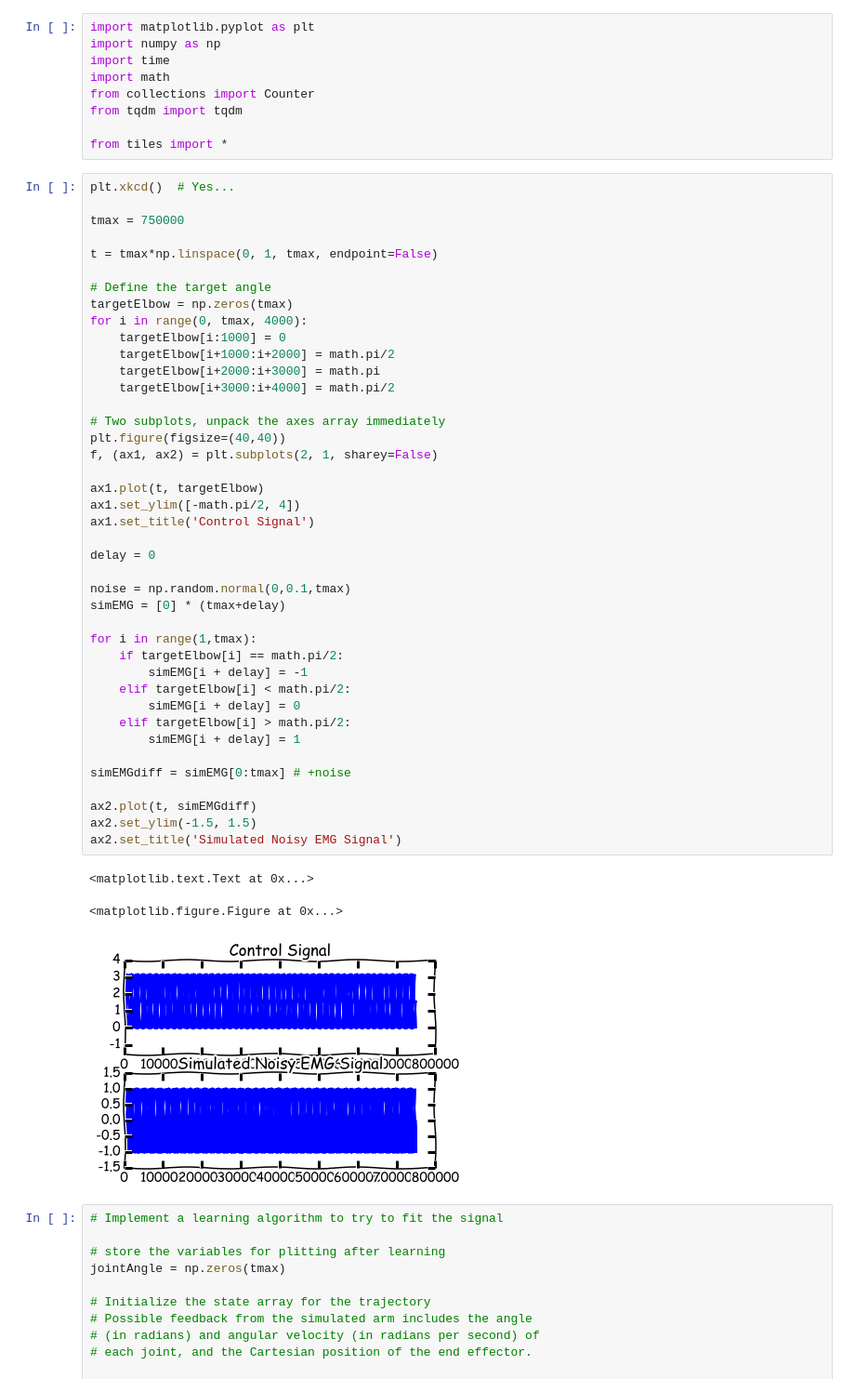
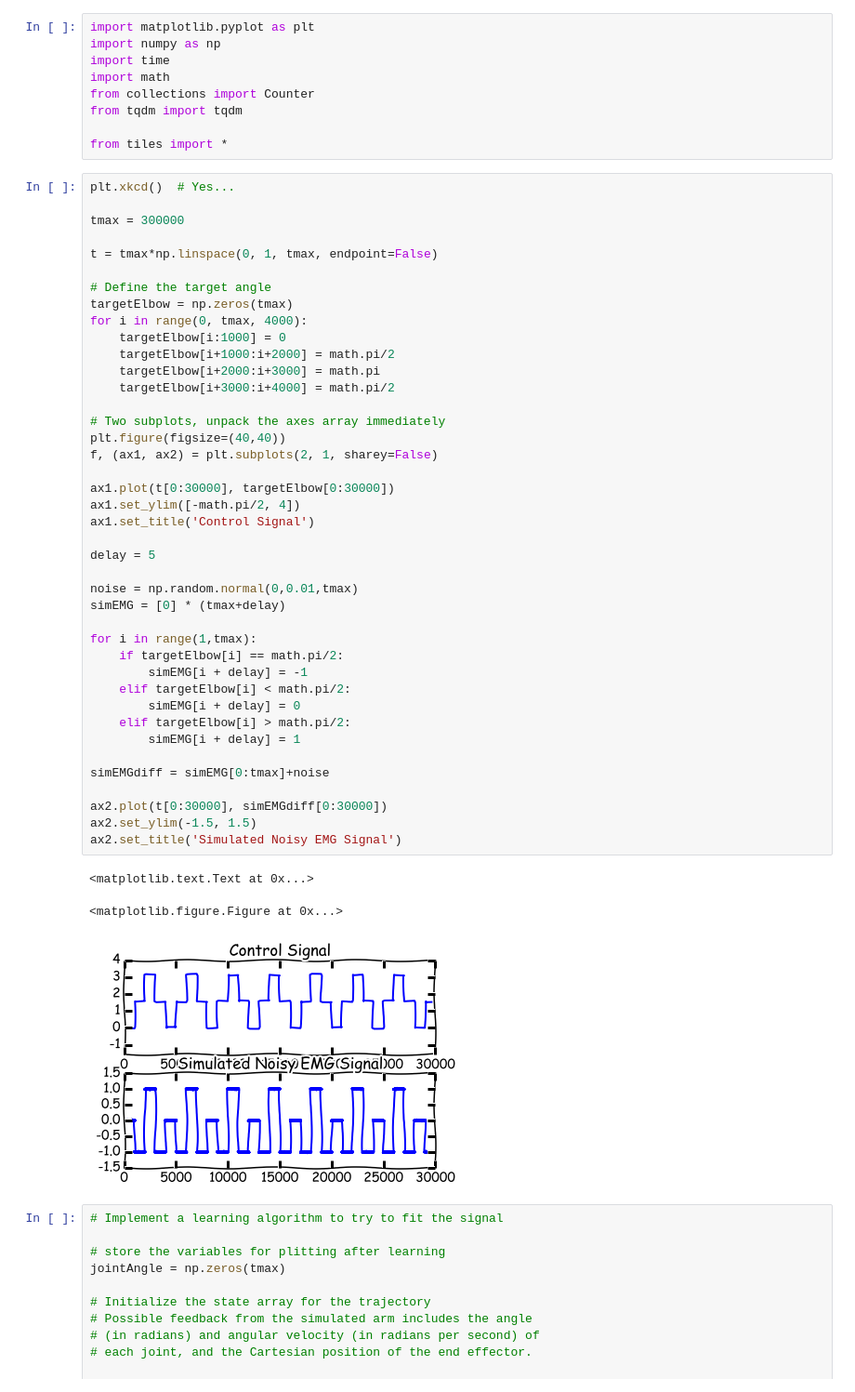
Before and after one commit to korymath/ContinuousTimeActorCritic, a Jupyter notebook: ContNatActorCritic_demo.ipynb, the cells around one changed output. Shown at 93% size. Cells and saved outputs as stored; diff of their text form.

Commit message:
Showing learning on nice plots

```diff
--- a/ContNatActorCritic_demo.ipynb
+++ b/ContNatActorCritic_demo.ipynb
@@ -12,7 +12,7 @@ from tiles import *
 # %%
 plt.xkcd()  # Yes...
 
-tmax = 750000
+tmax = 300000
 
 t = tmax*np.linspace(0, 1, tmax, endpoint=False)
 
@@ -21,39 +21,39 @@ targetElbow = np.zeros(tmax)
 for i in range(0, tmax, 4000):
     targetElbow[i:1000] = 0
     targetElbow[i+1000:i+2000] = math.pi/2
     targetElbow[i+2000:i+3000] = math.pi
     targetElbow[i+3000:i+4000] = math.pi/2
 
 # Two subplots, unpack the axes array immediately
 plt.figure(figsize=(40,40))
 f, (ax1, ax2) = plt.subplots(2, 1, sharey=False)
 
-ax1.plot(t, targetElbow)
+ax1.plot(t[0:30000], targetElbow[0:30000])
 ax1.set_ylim([-math.pi/2, 4])
 ax1.set_title('Control Signal')
 
-delay = 0
+delay = 5
 
-noise = np.random.normal(0,0.1,tmax)
+noise = np.random.normal(0,0.01,tmax)
 simEMG = [0] * (tmax+delay)
 
 for i in range(1,tmax):
     if targetElbow[i] == math.pi/2:
         simEMG[i + delay] = -1
     elif targetElbow[i] < math.pi/2:
         simEMG[i + delay] = 0
     elif targetElbow[i] > math.pi/2:
         simEMG[i + delay] = 1
 
-simEMGdiff = simEMG[0:tmax] # +noise
+simEMGdiff = simEMG[0:tmax]+noise
 
-ax2.plot(t, simEMGdiff)
+ax2.plot(t[0:30000], simEMGdiff[0:30000])
 ax2.set_ylim(-1.5, 1.5)
 ax2.set_title('Simulated Noisy EMG Signal')
 # %% [output]
 <matplotlib.text.Text at 0x...>
 <matplotlib.figure.Figure at 0x...>
-[figure, old version]
+[figure, new version]
 # %%
 # Implement a learning algorithm to try to fit the signal
 
```
Also changed, not shown: parts of 2 cells of this notebook.
